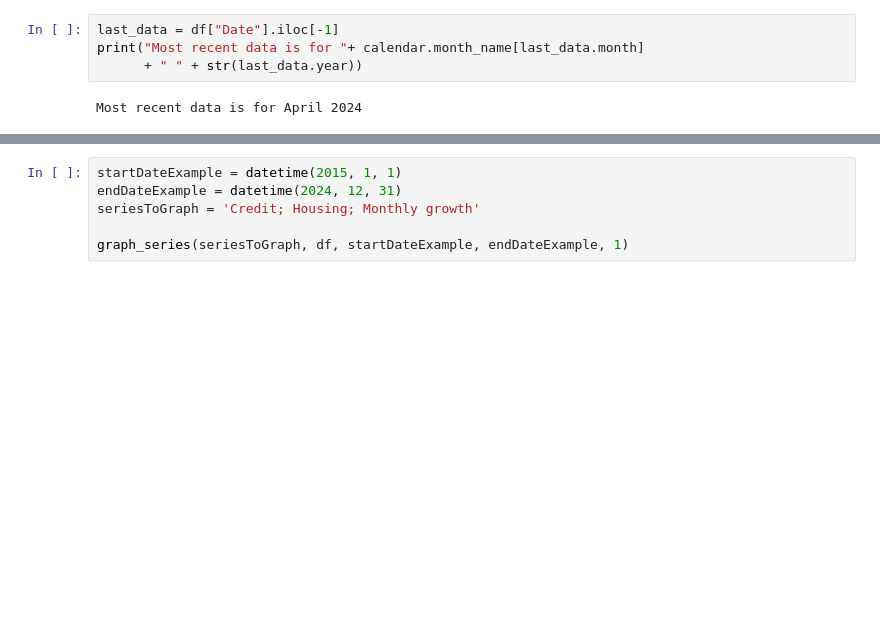
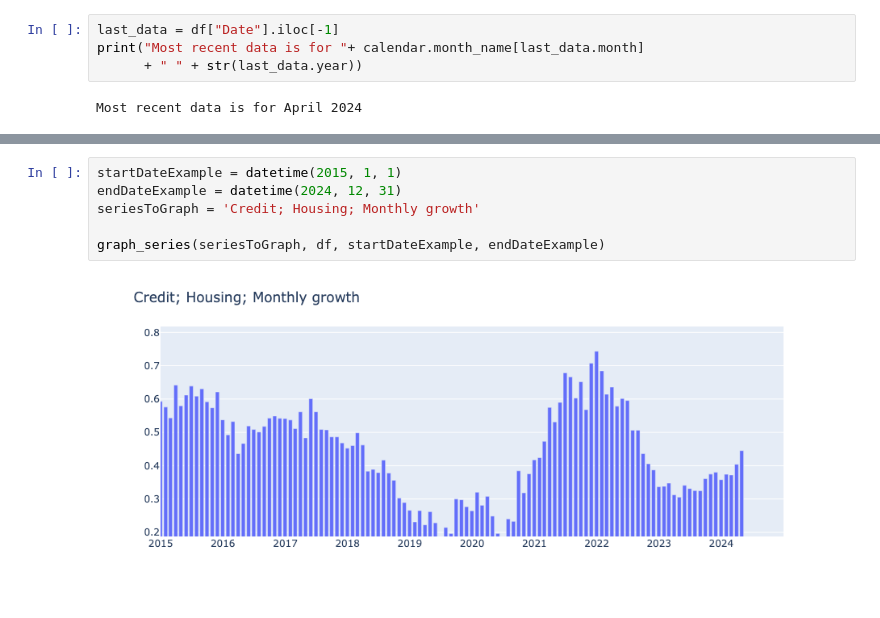
Before and after one commit to dandrew68/rateWebsiteTwo, a Jupyter notebook: CreditAggregatesExample.ipynb, the cells around one changed output, grey strips where cells are left out. Cells and saved outputs as stored; diff of their text form; blank space fills up the shorter version.

```diff
--- a/CreditAggregatesExample.ipynb
+++ b/CreditAggregatesExample.ipynb
@@ -234,9 +113,11 @@ ValueError: All arguments should have the same length. The length of column argu
 # %%
 startDateExample = datetime(2015, 1, 1)
 endDateExample = datetime(2024, 12, 31)
 seriesToGraph = 'Credit; Housing; Monthly growth'
 
-graph_series(seriesToGraph, df, startDateExample, endDateExample, 1)
+graph_series(seriesToGraph, df, startDateExample, endDateExample)
+# %% [output]
+[figure, added]
 # %%
 startDateExample = datetime(2015, 1, 1)
 endDateExample = datetime(2024, 12, 31)
```
Also changed, not shown: parts of 12 cells of this notebook, 4 other files.
